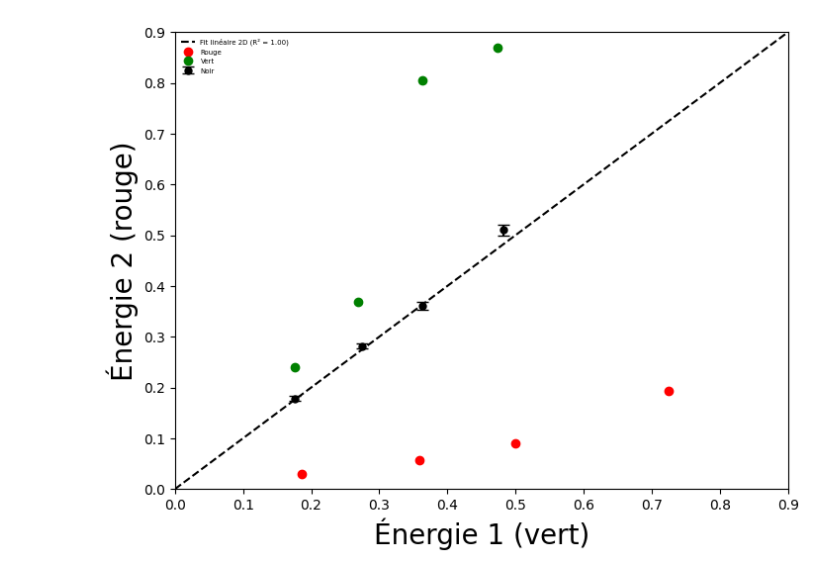
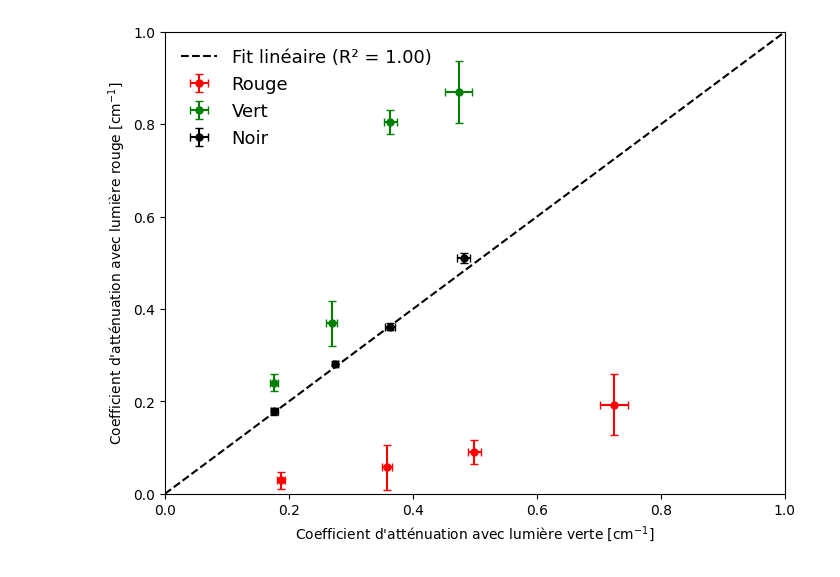
Before and after one commit to felixantoine1/labV_projet, a Jupyter notebook: analyse_partie1b.ipynb, the cells around one changed output. Cells and saved outputs as stored; diff of their text form; code cells hidden in the pictures.

```diff
--- a/analyse_partie1b.ipynb
+++ b/analyse_partie1b.ipynb
@@ -17,8 +17,13 @@ import scipy.signal as spsi
 import scipy.stats as spst
 # %%
 energie_rouge_vert = [0.8695, 0.8046, 0.3691, 0.2407]
+sigma_rouge_vert = [0.0666, 0.0258, 0.0486, 0.0185]
+
 energie_rouge_rouge= [0.193, 0.0899, 0.0571, 0.0293]
+sigma_rouge_rouge = [0.0091, 0.0049, 0.0032, 0.0035]
+
 energie_rouge_noir = [0.5105, 0.3617, 0.2817, 0.1785]
+sigma_rouge_noir = [0.0098, 0.0076, 0.0053, 0.007]
 
 energie_vert_rouge = [0.7240,0.4991,0.3583,0.1868]
 sigma_vert_rouge = [0.0222, 0.0102,0.0086,0.0065]
@@ -31,26 +36,26 @@ sigma_vert_noir = [0.0105, 0.0078, 0.0045, 0.0052]
 # %%
 plt.figure(figsize=(8, 6))
 
-plt.errorbar(energie_vert_rouge, energie_rouge_rouge, color = 'red', marker='o', linestyle='', label='Rouge')
-plt.errorbar(energie_vert_vert, energie_rouge_vert, color = 'green', marker='o', linestyle='', label='Vert')
-plt.errorbar(energie_vert_noir, energie_rouge_noir, yerr=sigma_vert_noir, color = 'black', marker='o', markersize=5, capsize = 4, linestyle='', label='Noir')
+plt.errorbar(energie_vert_rouge, energie_rouge_rouge, yerr=sigma_rouge_vert, xerr=sigma_vert_rouge, color = 'red', marker='o',  markersize=5, capsize = 3, linestyle='', label='Rouge')
+plt.errorbar(energie_vert_vert, energie_rouge_vert, yerr=sigma_rouge_vert, xerr=sigma_vert_rouge, color = 'green', marker='o', linestyle='',  markersize=5, capsize = 3, label='Vert')
+plt.errorbar(energie_vert_noir, energie_rouge_noir, yerr=sigma_rouge_noir, xerr=sigma_vert_noir, color = 'black', marker='o', markersize=5, capsize = 3, linestyle='', label='Noir')
 
 
 x_2d = np.array(energie_rouge_noir)
 y_2d = np.array(energie_rouge_noir)
 slope_2d, intercept_2d, r_value_2d, _, _ = linregress(x_2d, y_2d)
 r_squared_2d = r_value_2d ** 2
 
-x_values = np.linspace(0, 0.9, 50)
+x_values = np.linspace(0, 1.0, 50)
 
-plt.plot(x_values, slope_2d * x_values + intercept_2d, color='black', linestyle='--', label=f'Fit linéaire 2D (R² = {r_squared_2d:.2f})')
+plt.plot(x_values, slope_2d * x_values + intercept_2d, color='black', linestyle='--', label=f'Fit linéaire (R² = {r_squared_2d:.2f})')
 
-plt.xlim(0, 0.9)
-plt.ylim(0, 0.9)
-plt.xlabel('Énergie 1 (vert)', fontsize=20)
-plt.ylabel("Énergie 2 (rouge)", fontsize=20)
-plt.legend(frameon=False, fontsize=5)
+plt.xlim(0, 1)
+plt.ylim(0, 1)
+plt.xlabel("Coefficient d'atténuation avec lumière verte [cm$^{-1}$]", fontsize=10)
+plt.ylabel("Coefficient d'atténuation avec lumière rouge [cm$^{-1}$]", fontsize=10)
+plt.legend(frameon=False, fontsize=13, loc='upper left')
 
 plt.show()
 # %% [output]
-[figure, old version]
+[figure, new version]
```
